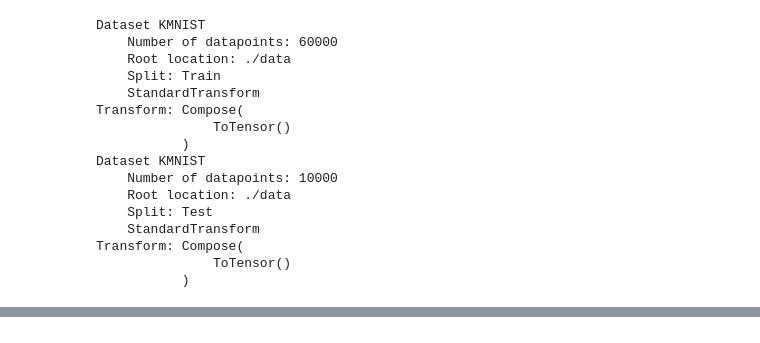
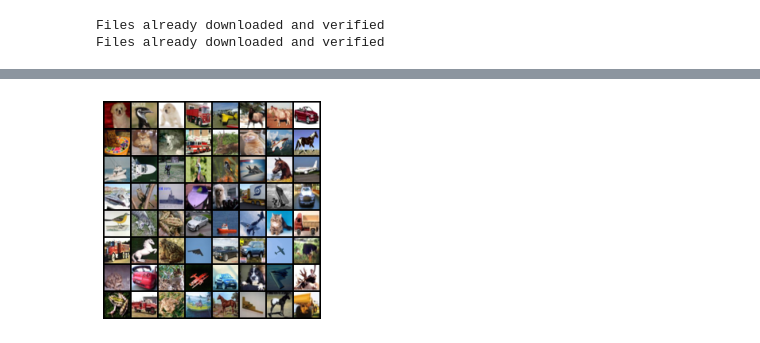
Before and after one commit to 2nchanter/Machine_Learning, a Jupyter notebook: Pattern_Recognization_곽진태/Project.ipynb, the cells around one changed output, grey strips where cells are left out. Cells and saved outputs as stored; diff of their text form; code cells hidden in the pictures.

```diff
--- a/Pattern_Recognization_곽진태/Project.ipynb
+++ b/Pattern_Recognization_곽진태/Project.ipynb
@@ -11,36 +10,20 @@ import numpy as np
 # %%
-BATCH_SIZE = 32 # training data를 32개로 잘라서 사용
+BATCH_SIZE = 64
+transform = transforms.Compose([transforms.ToTensor()])## transformations
 
-## transformations : 여러 transform 들을 Compose로 구성할 수 있습니다.
-transform = transforms.Compose([transforms.ToTensor()]) # .ToTensor() : 데이터 타입을 Tensor 형태로 변경
+## download and load training, testing dataset
+cifar_trainset = torchvision.datasets.CIFAR10(root='./data', train=True, download=True, transform=transform)
+cifar_trainloader = torch.utils.data.DataLoader(cifar_trainset, batch_size=BATCH_SIZE, shuffle=True, num_workers=1)
+cifar_testset = torchvision.datasets.CIFAR10(root='./data', train=False, download=True, transform=transform)
+cifar_testloader = torch.utils.data.DataLoader(cifar_testset, batch_size=BATCH_SIZE, shuffle=False, num_workers=1)
 
-## download and load training dataset
-# 경로, 어떤 데이터로 가져올껀지, 경로에 없으면 다운로드 해라, transform
-mnist_trainset = torchvision.datasets.KMNIST(root='./data', train=True, download=True, transform=transform)
-# torch.utils.data.DataLoader : PyTorch 데이터 불러오기 기능의 핵심, 데이터를 파이썬 iterable로써 접근할 수 있게 해주는 클래스
-# 가져올 데이터, batch 크기, batch 가져올때 랜덤으로 가져올지, 데이터 로딩에 사용하는 subprocess개수
-mnist_trainloader = torch.utils.data.DataLoader(mnist_trainset, batch_size=BATCH_SIZE, shuffle=True, num_workers=1)
+dataiter = iter(cifar_trainloader) ## get some random training images
+images, labels = dataiter.next()
 
-## download and load testing dataset
-mnist_testset = torchvision.datasets.KMNIST(root='./data', train=False, download=True, transform=transform)
-mnist_testloader = torch.utils.data.DataLoader(mnist_testset, batch_size=BATCH_SIZE, shuffle=False, num_workers=1)
-
-print(mnist_trainset)
-print(mnist_testset)
+images_grid = torchvision.utils.make_grid(images) ## show images
+plt.imshow(np.transpose(images_grid.numpy(), (1, 2, 0)))
+plt.axis('off')
+plt.show()
 # %% [output]
-Dataset KMNIST
-    Number of datapoints: 60000
-    Root location: ./data
-    Split: Train
-    StandardTransform
-Transform: Compose(
-               ToTensor()
-           )
-Dataset KMNIST
-    Number of datapoints: 10000
-    Root location: ./data
-    Split: Test
-    StandardTransform
-Transform: Compose(
-               ToTensor()
-           )
+Files already downloaded and verified
+Files already downloaded and verified
@@ -46,0 +31 @@ Transform: Compose(
+[figure, added]
```
Also changed, not shown: parts of 11 cells of this notebook, 1 other file.
